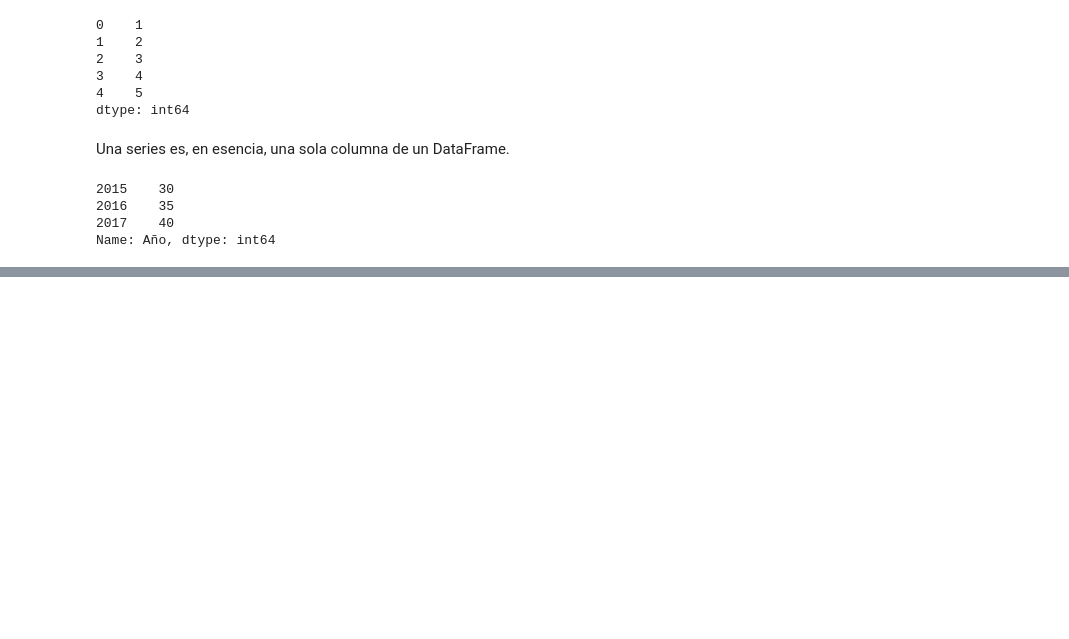
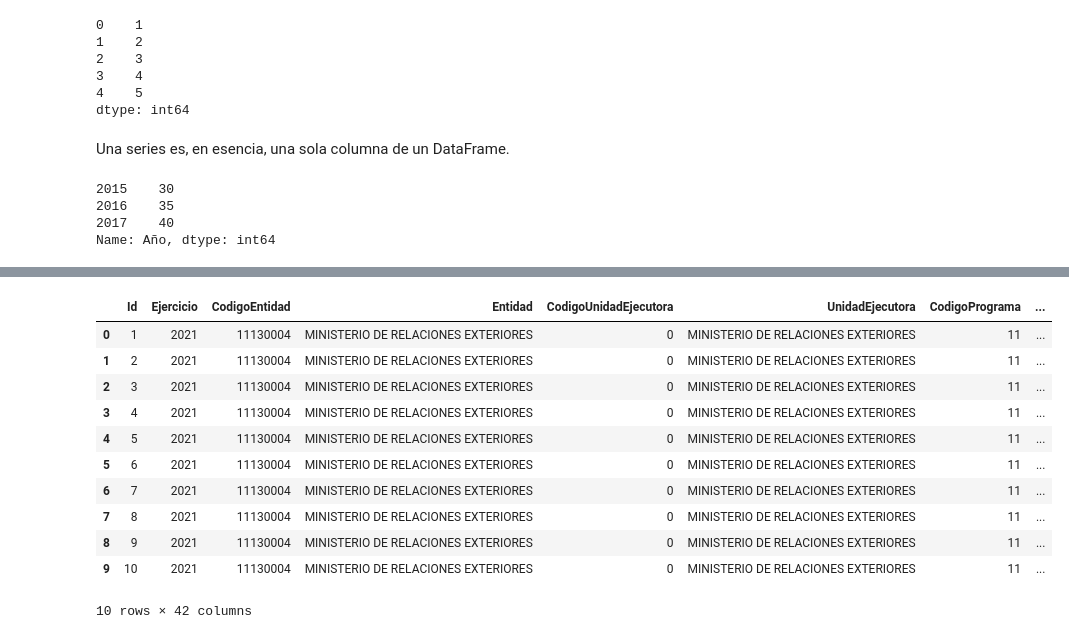
Before and after one commit to hugoallan9/ML-USAC, a Jupyter notebook: notebooks/sesion1.ipynb, the cells around one changed output, grey strips where cells are left out. Drawn from its saved outputs; the diff is of its cells as text; code cells hidden in the pictures; blank space fills up the shorter version.

```diff
--- a/notebooks/sesion1.ipynb
+++ b/notebooks/sesion1.ipynb
@@ -56,0 +68,19 @@ Name: Año, dtype: int64
+# %%
+ejecucion = pd.read_csv("/home/hugog/GitHub/ML-USAC/data/ejecucion-presupuesto-egresos-gobierno-central.csv",
+                        sep="\t",
+                        encoding = "ISO-8859-1")
+# %%
+ejecucion.head(10)
+# %% [output]
+|  | Id | Ejercicio | CodigoEntidad | Entidad | CodigoUnidadEjecutora | UnidadEjecutora | CodigoPrograma | ... |
+| 0 | 1 | 2021 | 11130004 | MINISTERIO DE RELACIONES EXTERIORES | 0 | MINISTERIO DE RELACIONES EXTERIORES | 11 | ... |
+| 1 | 2 | 2021 | 11130004 | MINISTERIO DE RELACIONES EXTERIORES | 0 | MINISTERIO DE RELACIONES EXTERIORES | 11 | ... |
+| 2 | 3 | 2021 | 11130004 | MINISTERIO DE RELACIONES EXTERIORES | 0 | MINISTERIO DE RELACIONES EXTERIORES | 11 | ... |
+| 3 | 4 | 2021 | 11130004 | MINISTERIO DE RELACIONES EXTERIORES | 0 | MINISTERIO DE RELACIONES EXTERIORES | 11 | ... |
+| 4 | 5 | 2021 | 11130004 | MINISTERIO DE RELACIONES EXTERIORES | 0 | MINISTERIO DE RELACIONES EXTERIORES | 11 | ... |
+| 5 | 6 | 2021 | 11130004 | MINISTERIO DE RELACIONES EXTERIORES | 0 | MINISTERIO DE RELACIONES EXTERIORES | 11 | ... |
+| 6 | 7 | 2021 | 11130004 | MINISTERIO DE RELACIONES EXTERIORES | 0 | MINISTERIO DE RELACIONES EXTERIORES | 11 | ... |
+| 7 | 8 | 2021 | 11130004 | MINISTERIO DE RELACIONES EXTERIORES | 0 | MINISTERIO DE RELACIONES EXTERIORES | 11 | ... |
+| 8 | 9 | 2021 | 11130004 | MINISTERIO DE RELACIONES EXTERIORES | 0 | MINISTERIO DE RELACIONES EXTERIORES | 11 | ... |
+| 9 | 10 | 2021 | 11130004 | MINISTERIO DE RELACIONES EXTERIORES | 0 | MINISTERIO DE RELACIONES EXTERIORES | 11 | ... |
+10 rows × 42 columns
```
Also changed, not shown: parts of 8 cells of this notebook.
